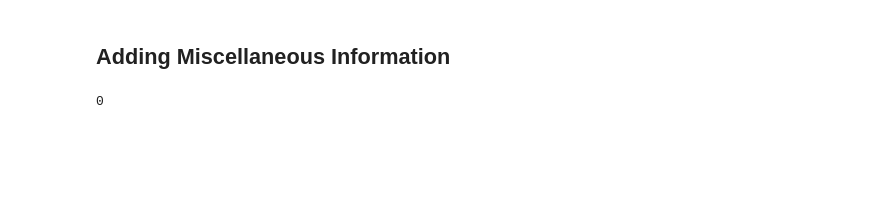
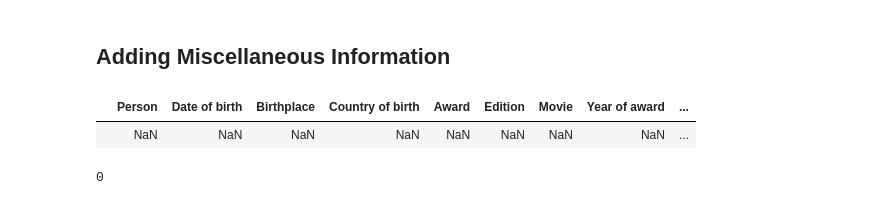
Before and after one commit to UW-CSE442-WI20/FP-oscar-nominations, a Jupyter notebook: data_processing/Untitled.ipynb, the cells around one changed output. Cells and saved outputs as stored; diff of their text form; code cells hidden in the pictures; blank space fills up the shorter version.

```diff
--- a/data_processing/Untitled.ipynb
+++ b/data_processing/Untitled.ipynb
@@ -16,5 +34,13 @@ n = pd.read_csv(str(rel_path) + r"\..\src\names_basics.csv")
 # %% [markdown]
 ## Adding identifying information
-# %%
-od['imdbID'] = od['Bio IMDb'].str.split('/', expand = True)[4]
-od = od.merge(n, left_on = 'imdbID', right_on = 'nconst')
+# %%
+od['imdbID'] = od['Bio IMDb'].str.split('/', expand = True)[4]
+od['year_awarded'] = od['Year of award']
+od['movieID'] = ''
+# movie_search =
+for row in od.itertuples():
+    print(f'{row.Movie} {row.year_awarded - 1} imdb')
+    url = search(f'{row.Movie} {row.year_awarded - 1} imdb', tld='com', lang='en', num=1, start=0, stop=1, pause=0.01)
+    for i in url:
+        print(i)
+        od.set_value(row.movieID, 'movieID', i)
@@ -21,5 +69,10 @@ od = od.merge(n, left_on = 'imdbID', right_on = 'nconst')
 # %% [markdown]
 ## Adding Miscellaneous Information
+# %%
+od[od['movieID'] != '']
+# %% [output]
+|  | Person | Date of birth | Birthplace | Country of birth | Award | Edition | Movie | Year of award | ... |
+|  | NaN | NaN | NaN | NaN | NaN | NaN | NaN | NaN | ... |
 # %%
 # %% [output]
 0
```
Also changed, not shown: parts of 4 cells of this notebook, 4 other files.
